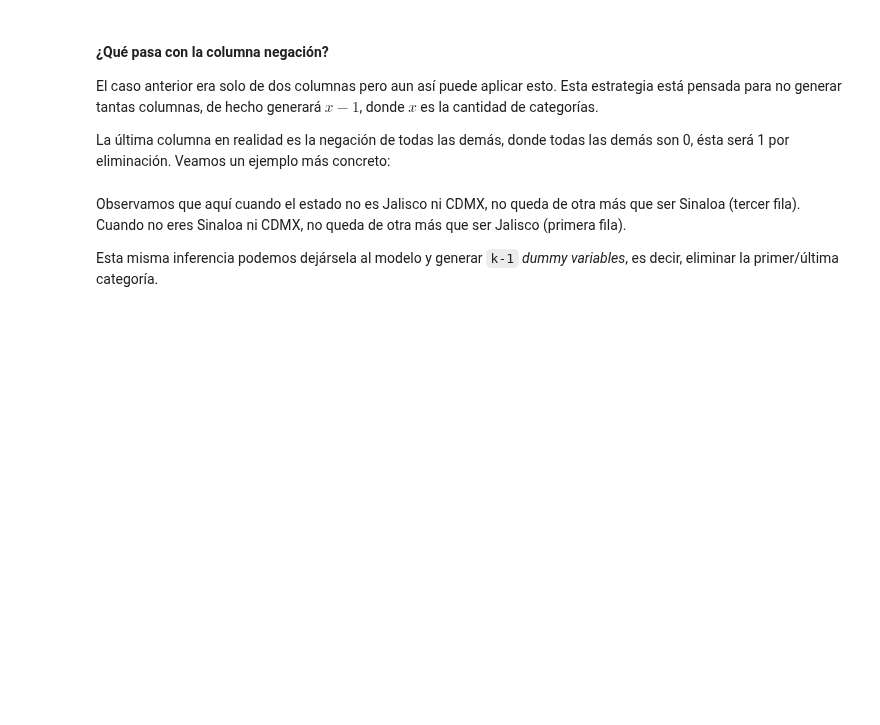
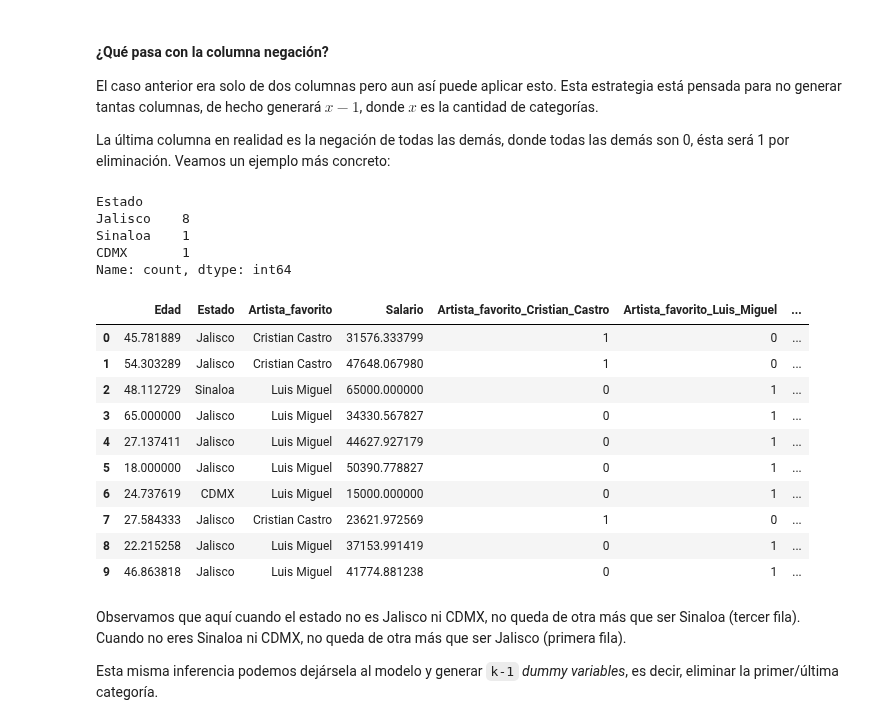
Before and after one commit to HectorH06/Data-Proc-Lab, a Jupyter notebook: Material/clase_11,0_012022.ipynb, the cells around one changed output. Cells and saved outputs as stored; diff of their text form; code cells hidden in the pictures; blank space fills up the shorter version.

```diff
--- a/Material/clase_11,0_012022.ipynb
+++ b/Material/clase_11,0_012022.ipynb
@@ -88,2 +166,8 @@ Repetimos con la otra categoría.
 # %% [markdown]
 Repetimos con la otra categoría, ahora usando otro procedimiento:
+# %%
+df['Artista_favorito_Luis_Miguel'] = df['Artista_favorito'].copy()
+# %%
+df['Artista_favorito_Luis_Miguel'] = df['Artista_favorito'].apply(
+    lambda x: 1 if x == 'Luis Miguel' else 0
+)
@@ -105,10 +217,38 @@ En el caso de `Artista favorito`, el dataset generó dos columnas extras. Claro
 El caso anterior era solo de dos columnas pero aun así puede aplicar esto. Esta estrategia está pensada para no generar tantas columnas, de hecho generará $x-1$, donde $x$ es la cantidad de categorías.
 
 La última columna en realidad es la negación de todas las demás, donde todas las demás son 0, ésta será 1 por eliminación. Veamos un ejemplo más concreto:
+# %%
+df['Estado'].value_counts()
+# %% [output]
+Estado
+Jalisco    8
+Sinaloa    1
+CDMX       1
+Name: count, dtype: int64
 # %%
 # Obtenemos datos únicos de la variable
+datos_unicos = df['Estado'].unique()
 # %%
 # Recorremos cada columna e identificamos los 1s
+# %%
+for dato_unico in datos_unicos:
+    df[f'Estado_{dato_unico}'] = df['Estado'].apply(
+        lambda x: 1 if x == dato_unico else 0
+    )
+# %%
+df
+# %% [output]
+|  | Edad | Estado | Artista_favorito | Salario | Artista_favorito_Cristian_Castro | Artista_favorito_Luis_Miguel | ... |
+| 0 | 45.781889 | Jalisco | Cristian Castro | 31576.333799 | 1 | 0 | ... |
+| 1 | 54.303289 | Jalisco | Cristian Castro | 47648.067980 | 1 | 0 | ... |
+| 2 | 48.112729 | Sinaloa | Luis Miguel | 65000.000000 | 0 | 1 | ... |
+| 3 | 65.000000 | Jalisco | Luis Miguel | 34330.567827 | 0 | 1 | ... |
+| 4 | 27.137411 | Jalisco | Luis Miguel | 44627.927179 | 0 | 1 | ... |
+| 5 | 18.000000 | Jalisco | Luis Miguel | 50390.778827 | 0 | 1 | ... |
+| 6 | 24.737619 | CDMX | Luis Miguel | 15000.000000 | 0 | 1 | ... |
+| 7 | 27.584333 | Jalisco | Cristian Castro | 23621.972569 | 1 | 0 | ... |
+| 8 | 22.215258 | Jalisco | Luis Miguel | 37153.991419 | 0 | 1 | ... |
+| 9 | 46.863818 | Jalisco | Luis Miguel | 41774.881238 | 0 | 1 | ... |
 # %% [markdown]
 Observamos que aquí cuando el estado no es Jalisco ni CDMX, no queda de otra más que ser Sinaloa (tercer fila). Cuando no eres Sinaloa ni CDMX, no queda de otra más que ser Jalisco (primera fila).
 
```
Also changed, not shown: parts of 30 cells of this notebook.
